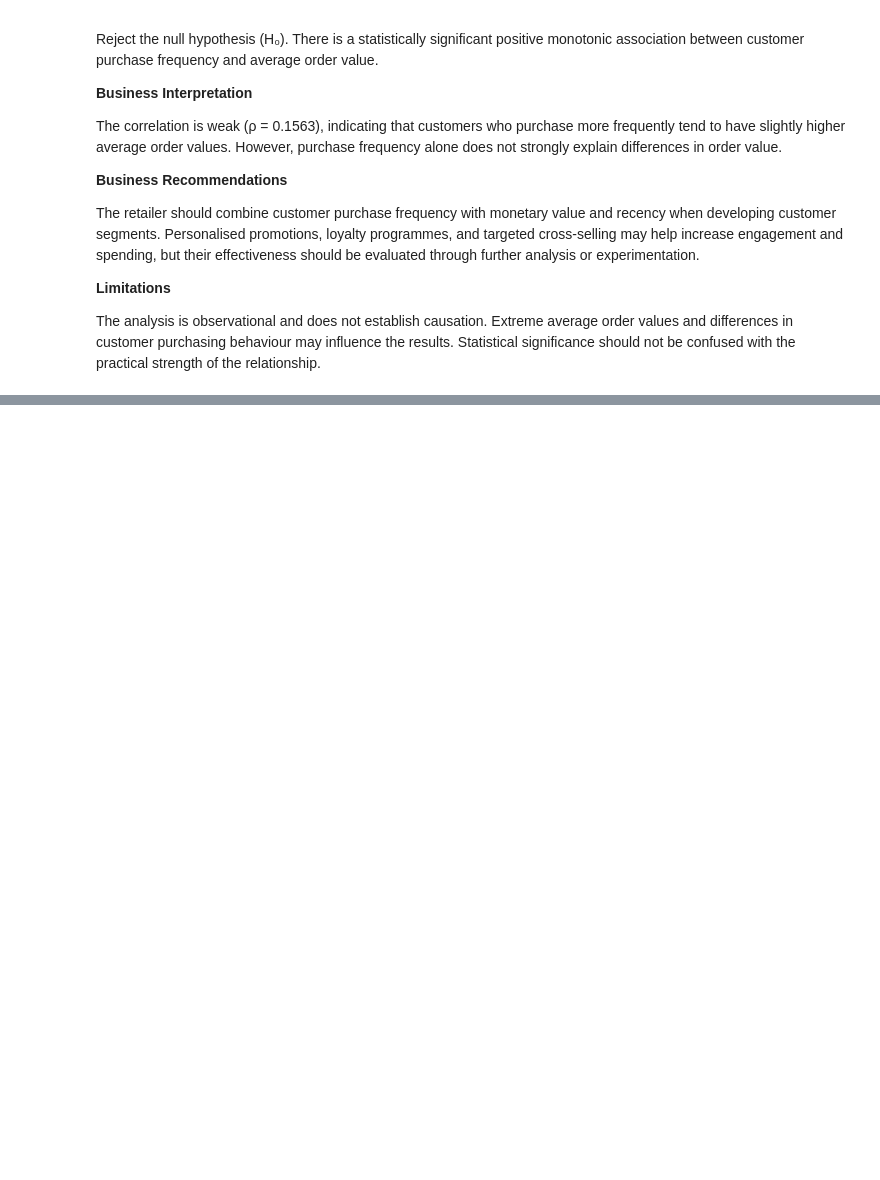
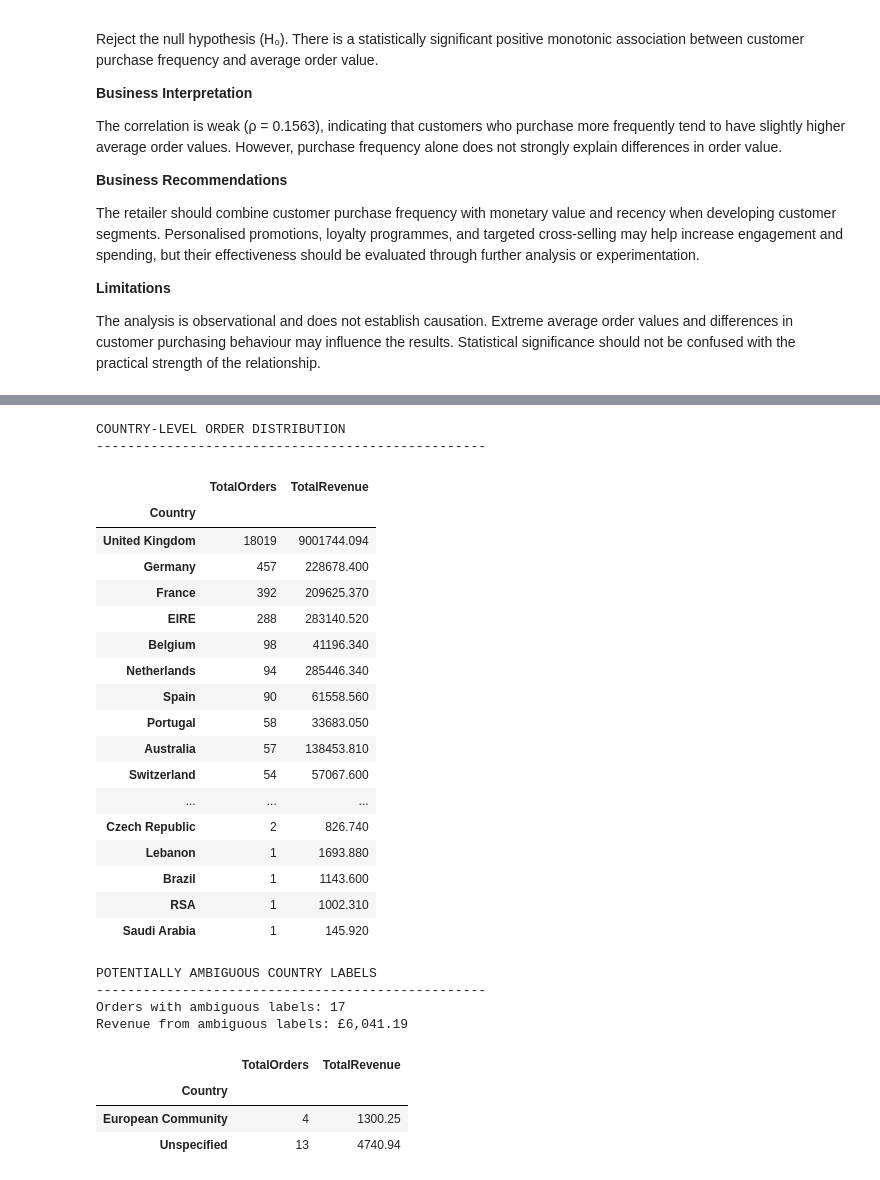
Before and after one commit to SeunJoy/Online-Retail-Intelligence-Capstone, a Jupyter notebook: jupyter_notebooks/04_statistical_hypothesis_testing.ipynb, the cells around one changed output, grey strips where cells are left out. Cells and saved outputs as stored; diff of their text form; code cells hidden in the pictures; blank space fills up the shorter version.

```diff
--- a/jupyter_notebooks/04_statistical_hypothesis_testing.ipynb
+++ b/jupyter_notebooks/04_statistical_hypothesis_testing.ipynb
@@ -487,0 +757,73 @@ The analysis is observational and does not establish causation. Extreme average
+# %%
+
+# STEP 18: Validate geographical classifications
+
+print("COUNTRY-LEVEL ORDER DISTRIBUTION")
+print("-" * 50)
+
+country_summary = (
+    order_df.groupby("Country")
+    .agg(
+        TotalOrders=("InvoiceNo", "nunique"),
+        TotalRevenue=("OrderValue", "sum")
+    )
+    .sort_values("TotalOrders", ascending=False)
+)
+
+display(country_summary)
+
+print("\nPOTENTIALLY AMBIGUOUS COUNTRY LABELS")
+print("-" * 50)
+
+ambiguous_labels = [
+    "Unspecified",
+    "European Community",
+    "Unknown"
+]
+
+ambiguous_orders = order_df[
+    order_df["Country"].isin(ambiguous_labels)
+]
+
+print(f"Orders with ambiguous labels: {len(ambiguous_orders):,}")
+print(
+    f"Revenue from ambiguous labels: "
+    f"£{ambiguous_orders['OrderValue'].sum():,.2f}"
+)
+
+display(
+    ambiguous_orders.groupby("Country")
+    .agg(
+        TotalOrders=("InvoiceNo", "nunique"),
+        TotalRevenue=("OrderValue", "sum")
+    )
+)
+# %% [output]
+COUNTRY-LEVEL ORDER DISTRIBUTION
+--------------------------------------------------
+|  | TotalOrders | TotalRevenue |
+| Country |  |  |
+| United Kingdom | 18019 | 9001744.094 |
+| Germany | 457 | 228678.400 |
+| France | 392 | 209625.370 |
+| EIRE | 288 | 283140.520 |
+| Belgium | 98 | 41196.340 |
+| Netherlands | 94 | 285446.340 |
+| Spain | 90 | 61558.560 |
+| Portugal | 58 | 33683.050 |
+| Australia | 57 | 138453.810 |
+| Switzerland | 54 | 57067.600 |
+| ... | ... | ... |
+| Czech Republic | 2 | 826.740 |
+| Lebanon | 1 | 1693.880 |
+| Brazil | 1 | 1143.600 |
+| RSA | 1 | 1002.310 |
+| Saudi Arabia | 1 | 145.920 |
+POTENTIALLY AMBIGUOUS COUNTRY LABELS
+--------------------------------------------------
+Orders with ambiguous labels: 17
+Revenue from ambiguous labels: £6,041.19
+|  | TotalOrders | TotalRevenue |
+| Country |  |  |
+| European Community | 4 | 1300.25 |
+| Unspecified | 13 | 4740.94 |
```
Also changed, not shown: parts of 11 cells of this notebook.
